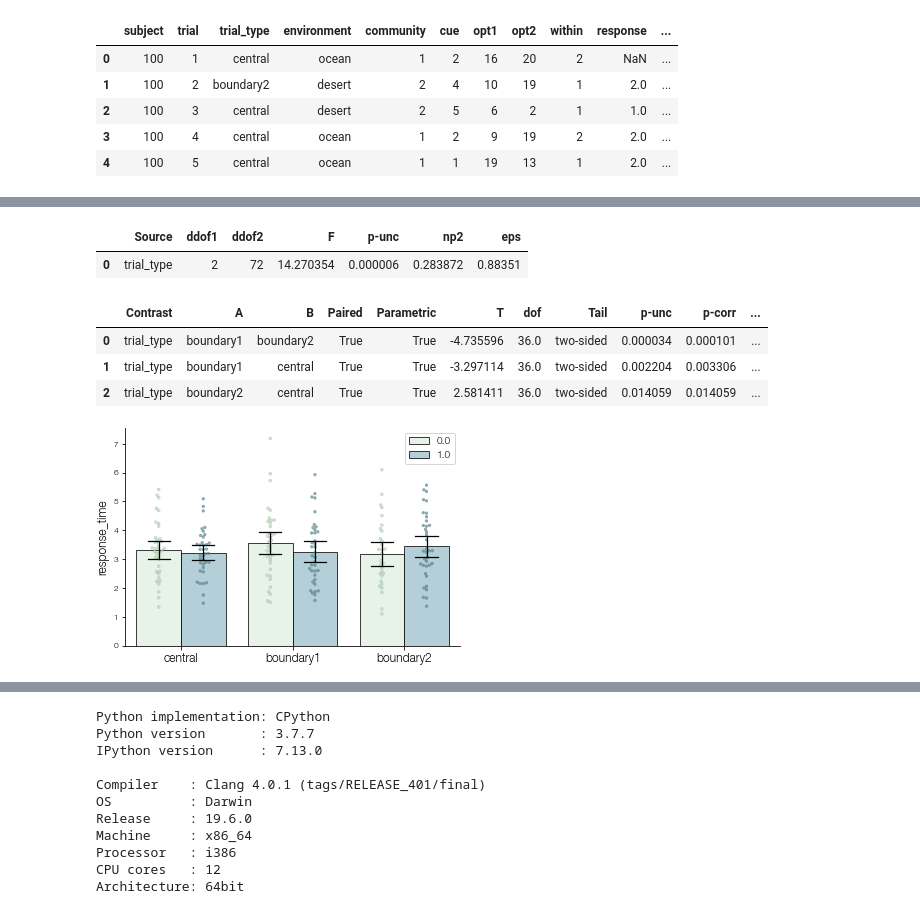
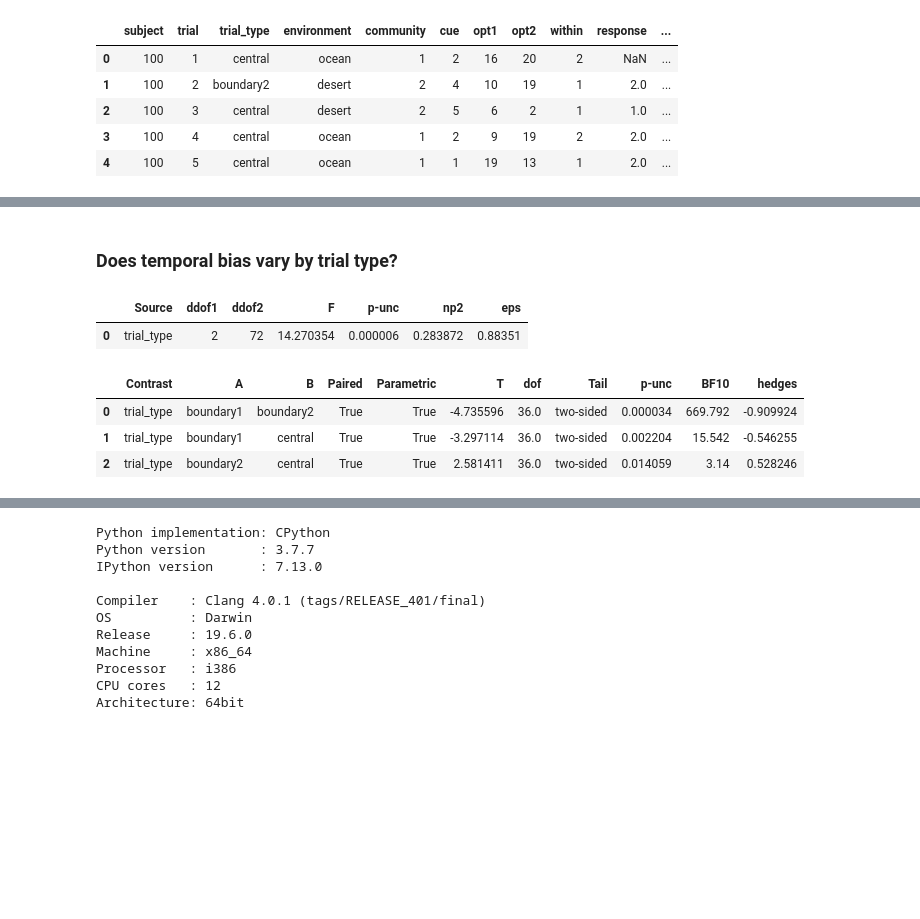
Before and after one commit to prestonlab/tesser, a Jupyter notebook: jupyter/plot_induct.ipynb, the cells around one changed output, grey strips where cells are left out. Cells and saved outputs as stored; diff of their text form; code cells hidden in the pictures; blank space fills up the shorter version.

```diff
--- a/jupyter/plot_induct.ipynb
+++ b/jupyter/plot_induct.ipynb
@@ -60,25 +80,16 @@ fig.savefig(os.path.join(fig_dir, 'temporal_bias.pdf'))
+# %% [markdown]
+### Does temporal bias vary by trial type?
 # %%
 pg.rm_anova(data=bias, dv='correct', within='trial_type', subject='subject')
 # %% [output]
 |  | Source | ddof1 | ddof2 | F | p-unc | np2 | eps |
 | 0 | trial_type | 2 | 72 | 14.270354 | 0.000006 | 0.283872 | 0.88351 |
 # %%
-pg.pairwise_ttests(data=bias, dv='correct', within='trial_type', subject='subject', padjust='fdr_bh')
+pg.pairwise_ttests(
+    data=bias, dv='correct', within='trial_type', subject='subject'
+)
 # %% [output]
-|  | Contrast | A | B | Paired | Parametric | T | dof | Tail | p-unc | p-corr | ... |
-| 0 | trial_type | boundary1 | boundary2 | True | True | -4.735596 | 36.0 | two-sided | 0.000034 | 0.000101 | ... |
-| 1 | trial_type | boundary1 | central | True | True | -3.297114 | 36.0 | two-sided | 0.002204 | 0.003306 | ... |
-| 2 | trial_type | boundary2 | central | True | True | 2.581411 | 36.0 | two-sided | 0.014059 | 0.014059 | ... |
+|  | Contrast | A | B | Paired | Parametric | T | dof | Tail | p-unc | BF10 | hedges |
+| 0 | trial_type | boundary1 | boundary2 | True | True | -4.735596 | 36.0 | two-sided | 0.000034 | 669.792 | -0.909924 |
+| 1 | trial_type | boundary1 | central | True | True | -3.297114 | 36.0 | two-sided | 0.002204 | 15.542 | -0.546255 |
+| 2 | trial_type | boundary2 | central | True | True | 2.581411 | 36.0 | two-sided | 0.014059 | 3.14 | 0.528246 |
-# %%
-rt = induct.groupby(['trial_type', 'correct', 'subject'])['response_time'].mean()
-rt = rt.reset_index()
-statplot.plot_swarm_bar(
-    rt,
-    x='trial_type',
-    y='response_time',
-    hue='correct',
-    dodge=True,
-    bar_kws={'capsize': .2},
-);
-# %% [output]
-[figure, removed]
```
Also changed, not shown: parts of 19 cells of this notebook.
